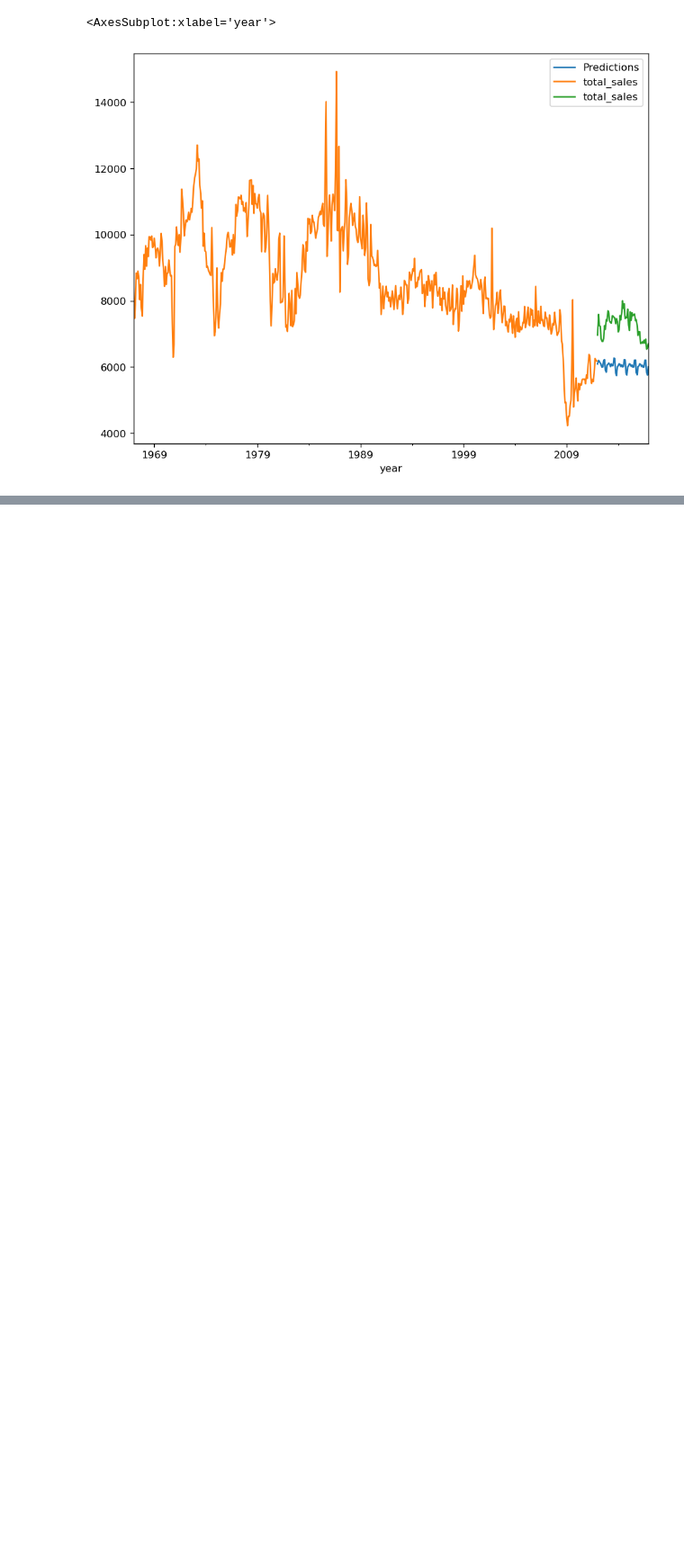
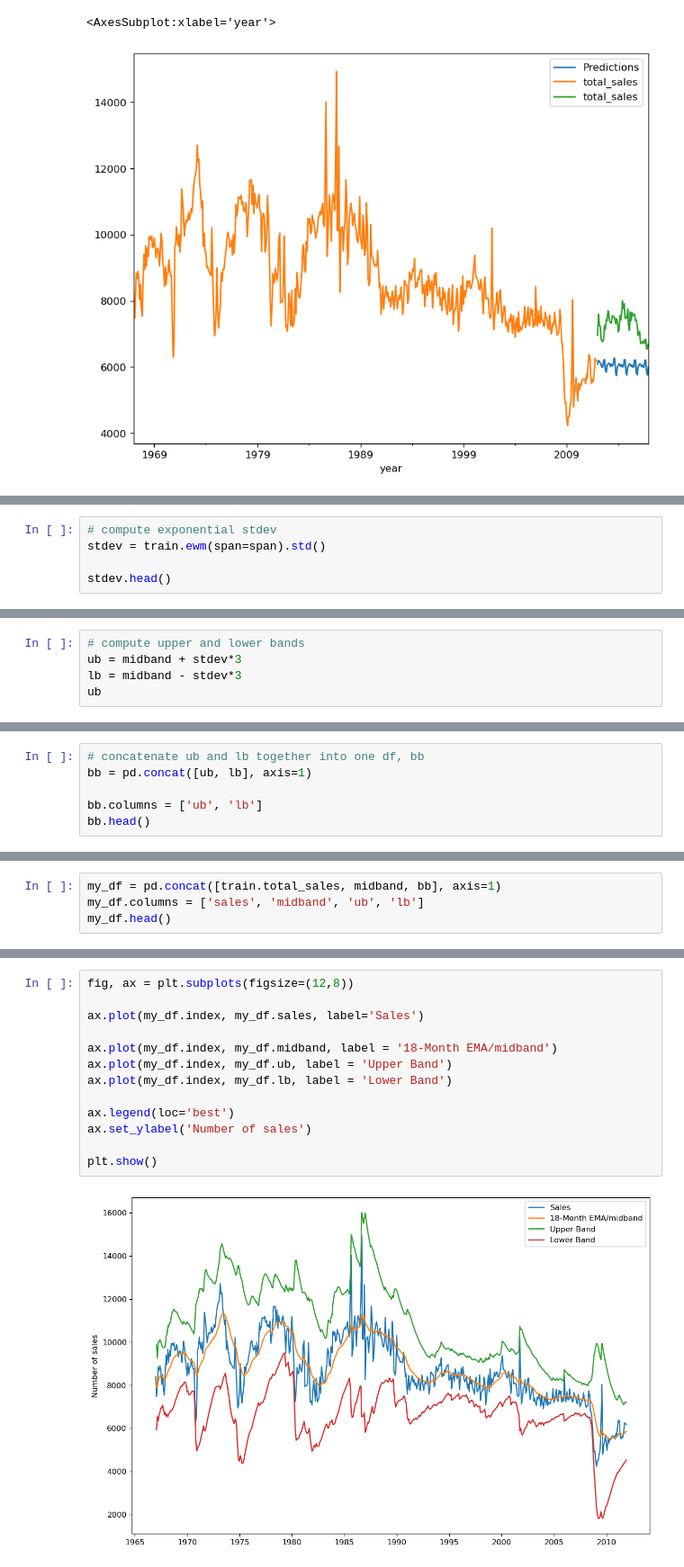
Before and after one commit to Dude-where-s-my-copper/EV_growth, a Jupyter notebook: monthly_new_sales_modeling.ipynb, the cells around one changed output, grey strips where cells are left out. Shown at 90% size. Saved outputs shown, nothing was run; the diff lists cells and outputs as text; blank space fills up the shorter version.

```diff
--- a/monthly_new_sales_modeling.ipynb
+++ b/monthly_new_sales_modeling.ipynb
@@ -630,0 +709,5 @@ from neuralprophet import NeuralProphet, set_log_level
+# %%
+# compute exponential stdev
+stdev = train.ewm(span=span).std()
+
+stdev.head()
@@ -630,0 +722,5 @@ from neuralprophet import NeuralProphet, set_log_level
+# %%
+# compute upper and lower bands
+ub = midband + stdev*3
+lb = midband - stdev*3
+ub
@@ -630,0 +759,6 @@ from neuralprophet import NeuralProphet, set_log_level
+# %%
+# concatenate ub and lb together into one df, bb
+bb = pd.concat([ub, lb], axis=1)
+
+bb.columns = ['ub', 'lb']
+bb.head()
@@ -630,0 +773,4 @@ from neuralprophet import NeuralProphet, set_log_level
+# %%
+my_df = pd.concat([train.total_sales, midband, bb], axis=1)
+my_df.columns = ['sales', 'midband', 'ub', 'lb']
+my_df.head()
@@ -630,0 +785,15 @@ from neuralprophet import NeuralProphet, set_log_level
+# %%
+fig, ax = plt.subplots(figsize=(12,8))
+
+ax.plot(my_df.index, my_df.sales, label='Sales')
+
+ax.plot(my_df.index, my_df.midband, label = '18-Month EMA/midband')
+ax.plot(my_df.index, my_df.ub, label = 'Upper Band')
+ax.plot(my_df.index, my_df.lb, label = 'Lower Band')
+
+ax.legend(loc='best')
+ax.set_ylabel('Number of sales')
+
+plt.show()
+# %% [output]
+[figure, added]
```
Also changed, not shown: parts of 30 cells of this notebook.
